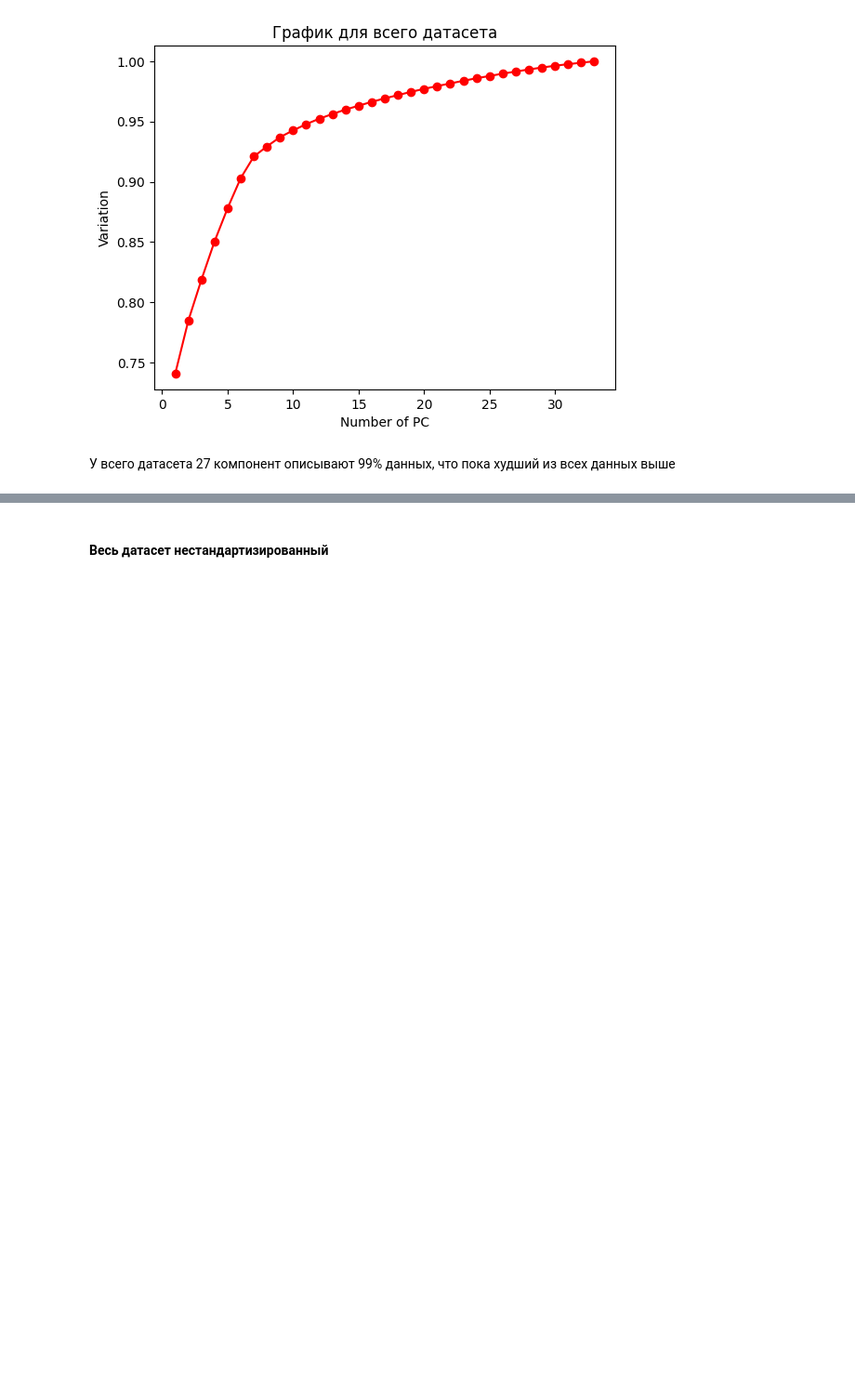
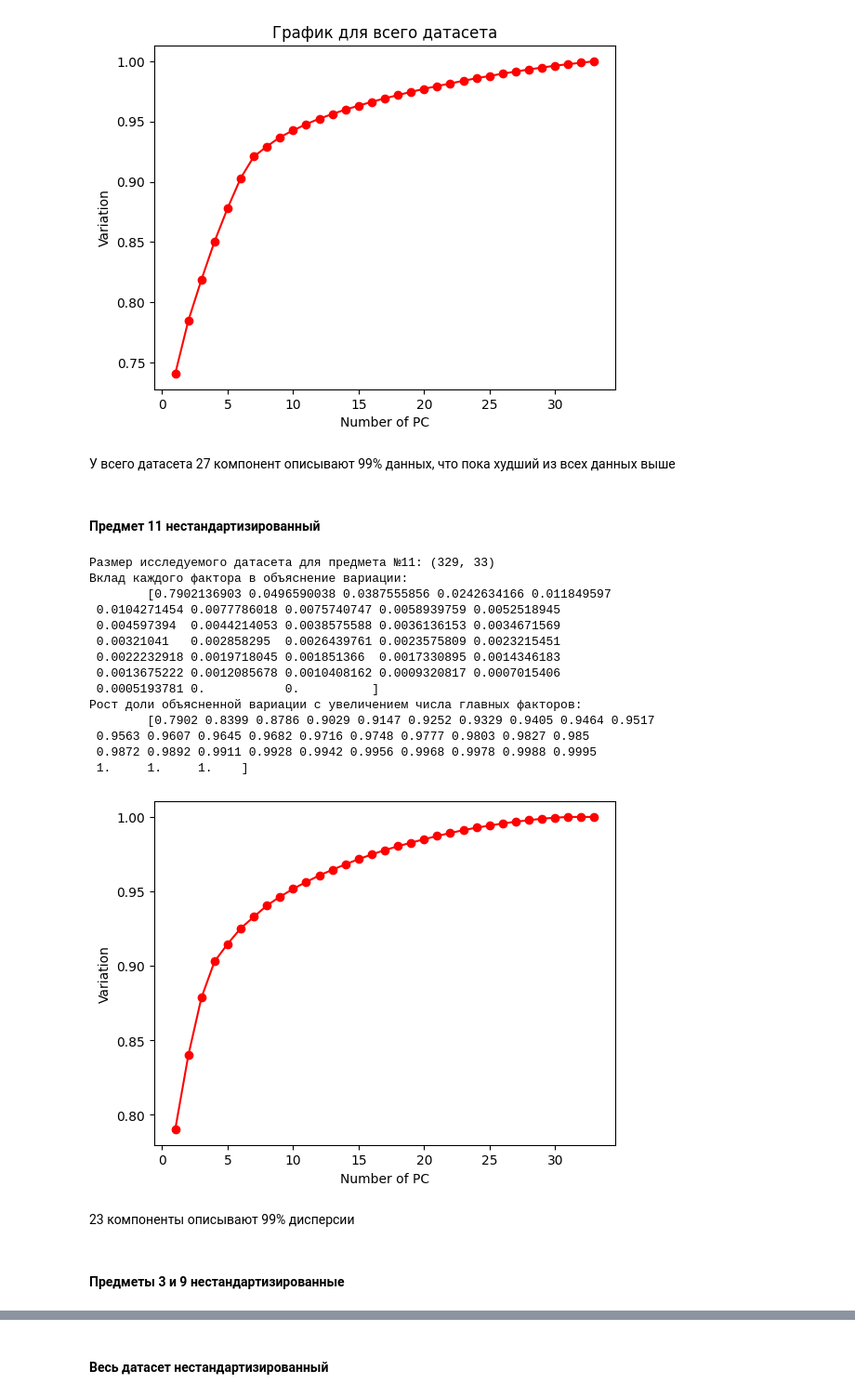
Before and after one commit to FREDY129053/AI_Systems_LABS, a Jupyter notebook: Lab_3_3.ipynb, the cells around one changed output, grey strips where cells are left out. Shown: that part at 93% size. Drawn from its saved outputs; the diff is of its cells as text; code cells hidden in the pictures; blank space fills up the shorter version.

Commit message:
upd: full lab

```diff
--- a/Lab_3_3.ipynb
+++ b/Lab_3_3.ipynb
@@ -379,3 +378,43 @@ plt.show()
 [figure]
 # %% [markdown]
 У всего датасета 27 компонент описывают 99% данных, что пока худший из всех данных выше
+# %% [markdown]
+#### Предмет 11 **нестандартизированный**
+# %%
+cls = 11
+cls_df2 = main_df[main_df['class'] == cls]
+print(f"Размер исследуемого датасета для предмета №{cls}: {cls_df.shape}")
+
+pca_cls = PCA(svd_solver='full')
+pca_cls.fit_transform(cls_df2)
+
+print("Вклад каждого фактора в объяснение вариации: \n", f"\t{pca_cls.explained_variance_ratio_}")
+
+var = np.round(np.cumsum(pca_cls.explained_variance_ratio_), decimals=4)
+print("Рост доли объясненной вариации с увеличением числа главных факторов: \n", f"\t{var}")
+
+plt.figure()
+plt.plot(np.arange(1,len(var)+1), var, color='red', marker='o', linestyle='solid')
+plt.ylabel('Variation')
+plt.xlabel('Number of PC')
+plt.show()
+# %% [output]
+Размер исследуемого датасета для предмета №11: (329, 33)
+Вклад каждого фактора в объяснение вариации:
+        [0.7902136903 0.0496590038 0.0387555856 0.0242634166 0.011849597
+ 0.0104271454 0.0077786018 0.0075740747 0.0058939759 0.0052518945
+ 0.004597394  0.0044214053 0.0038575588 0.0036136153 0.0034671569
+ 0.00321041   0.002858295  0.0026439761 0.0023575809 0.0023215451
+ 0.0022232918 0.0019718045 0.001851366  0.0017330895 0.0014346183
+ 0.0013675222 0.0012085678 0.0010408162 0.0009320817 0.0007015406
+ 0.0005193781 0.           0.          ]
+Рост доли объясненной вариации с увеличением числа главных факторов:
+        [0.7902 0.8399 0.8786 0.9029 0.9147 0.9252 0.9329 0.9405 0.9464 0.9517
+ 0.9563 0.9607 0.9645 0.9682 0.9716 0.9748 0.9777 0.9803 0.9827 0.985
+ 0.9872 0.9892 0.9911 0.9928 0.9942 0.9956 0.9968 0.9978 0.9988 0.9995
+ 1.     1.     1.    ]
+[figure, added]
+# %% [markdown]
+23 компоненты описывают 99% дисперсии
+# %% [markdown]
+#### Предметы 3 и 9 **нестандартизированные**
```
Also changed, not shown: parts of 7 cells of this notebook.
